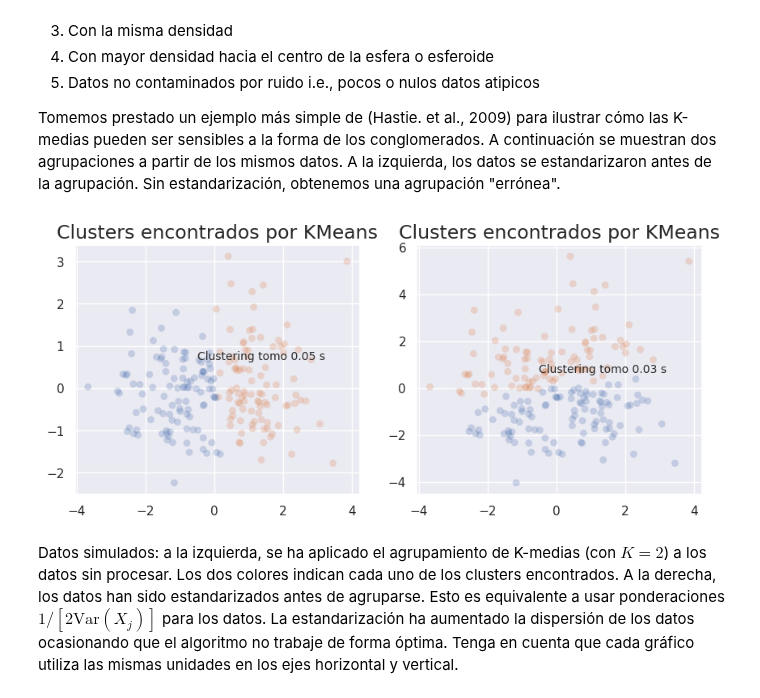
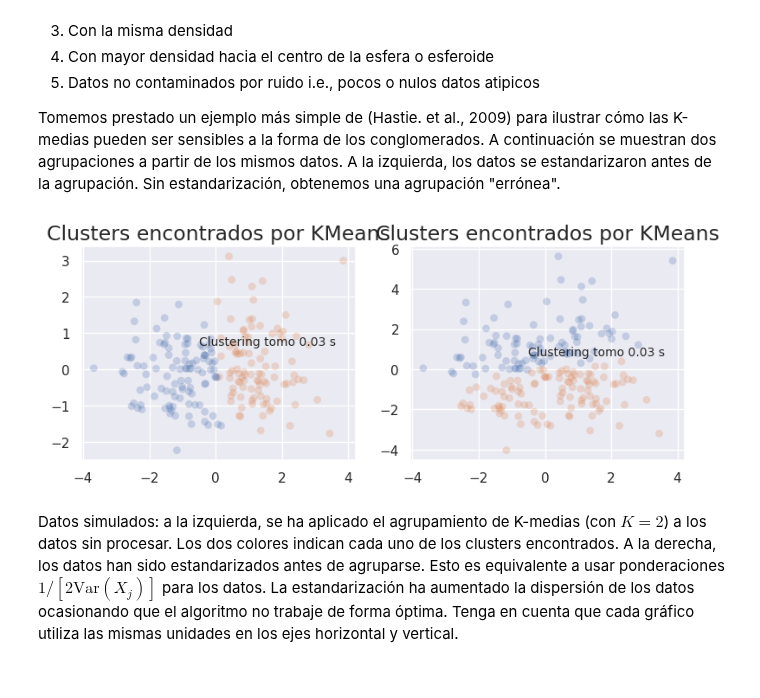
Before and after one commit to Datavaid/HDBSCAN, a Jupyter notebook: First_HDBSCAN.ipynb, the cells around one changed output. Cells and saved outputs as stored; diff of their text form; code cells hidden in the pictures.

```diff
--- a/First_HDBSCAN.ipynb
+++ b/First_HDBSCAN.ipynb
@@ -84,13 +84,13 @@ X, y = make_blobs(
 transformation = [[1, 0], [0,1/(1/(2*0.9))]]
 X_aniso = np.dot(X, transformation)
 # %%
-plt.subplots(figsize = (10, 4))
+plt.subplots(figsize = (9, 3.2))
 plt.subplot(1, 2, 1)
 plot_clusters(X, cluster.KMeans, (), {'n_clusters':2})
 plt.subplot(1, 2, 2)
 plot_clusters(X_aniso, cluster.KMeans, (), {'n_clusters':2})
 # %% [output]
-[figure, old version]
+[figure, new version]
 # %% [markdown]
 Datos simulados: a la izquierda, se ha aplicado el agrupamiento de K-medias (con $K=2$) a los datos sin procesar. Los dos colores indican cada uno de los clusters encontrados. A la derecha, los datos han sido estandarizados antes de agruparse. Esto es equivalente a usar ponderaciones $1/[2\text{Var}(X_j )]$ para los datos. La estandarización ha aumentado la dispersión de los datos ocasionando que el algoritmo no trabaje de forma óptima. Tenga en cuenta que cada gráfico utiliza las mismas unidades en los ejes horizontal y vertical.
 # %% [markdown]
```
